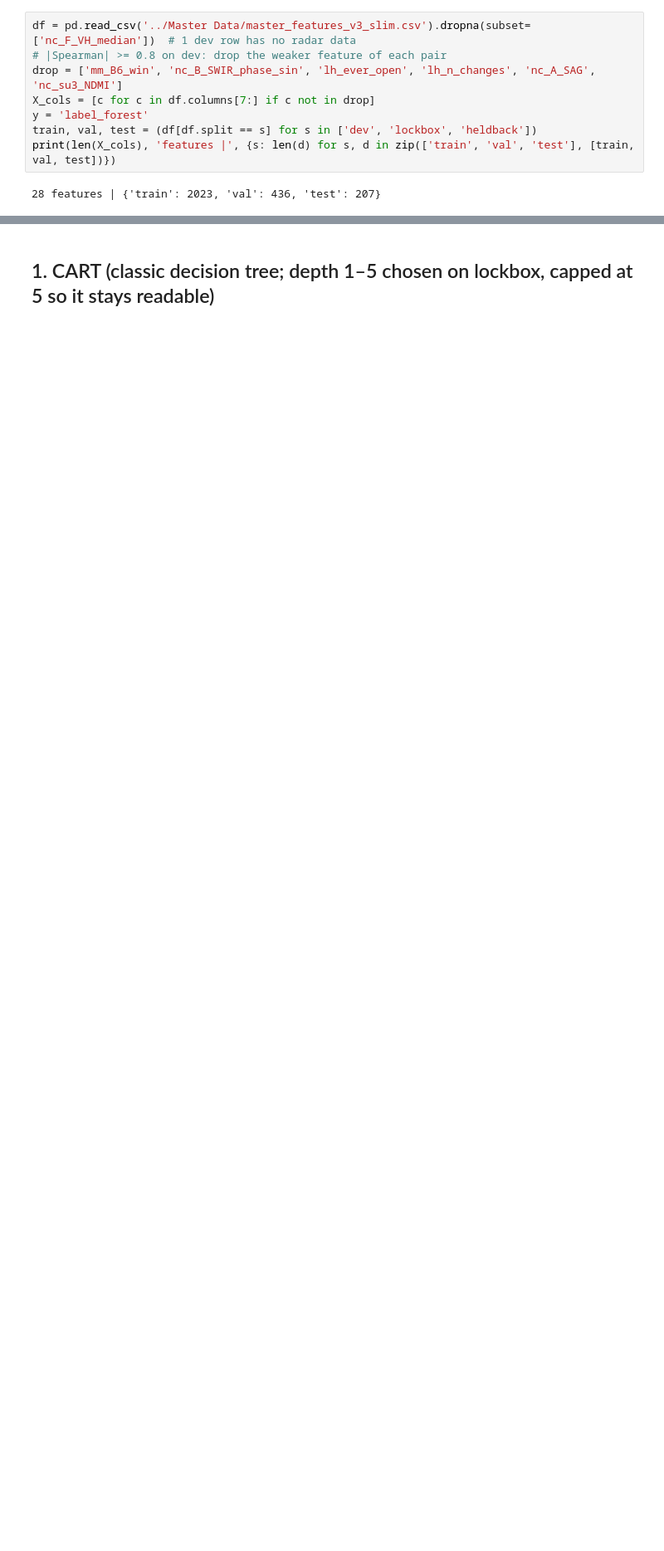
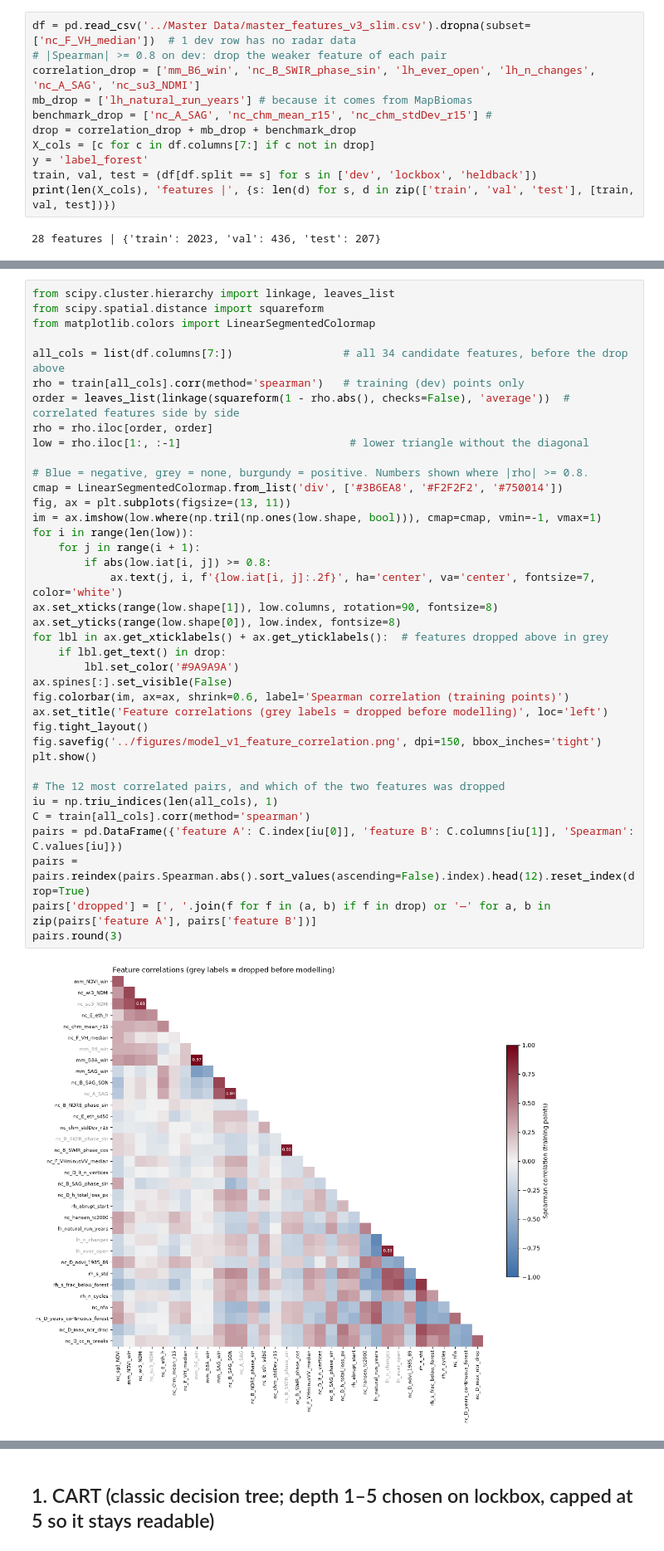
Before and after one commit to clement-docteur/mit_cropin_alab, a Jupyter notebook: models/interpretable_model_V1.ipynb, the cells around one changed output, grey strips where cells are left out. Shown at 83% size. Saved outputs shown, nothing was run; the diff lists cells and outputs as text; blank space fills up the shorter version.

```diff
--- a/models/interpretable_model_V1.ipynb
+++ b/models/interpretable_model_V1.ipynb
@@ -19,7 +19,10 @@ from sklearn.metrics import roc_auc_score
 # %%
 df = pd.read_csv('../Master Data/master_features_v3_slim.csv').dropna(subset=['nc_F_VH_median'])  # 1 dev row has no radar data
 # |Spearman| >= 0.8 on dev: drop the weaker feature of each pair
-drop = ['mm_B6_win', 'nc_B_SWIR_phase_sin', 'lh_ever_open', 'lh_n_changes', 'nc_A_SAG', 'nc_su3_NDMI']
+correlation_drop = ['mm_B6_win', 'nc_B_SWIR_phase_sin', 'lh_ever_open', 'lh_n_changes', 'nc_A_SAG', 'nc_su3_NDMI']
+mb_drop = ['lh_natural_run_years'] # because it comes from MapBiomas
+benchmark_drop = ['nc_A_SAG', 'nc_chm_mean_r15', 'nc_chm_stdDev_r15'] #
+drop = correlation_drop + mb_drop + benchmark_drop
 X_cols = [c for c in df.columns[7:] if c not in drop]
 y = 'label_forest'
 train, val, test = (df[df.split == s] for s in ['dev', 'lockbox', 'heldback'])
@@ -46,0 +56,40 @@ results = []
+# %%
+from scipy.cluster.hierarchy import linkage, leaves_list
+from scipy.spatial.distance import squareform
+from matplotlib.colors import LinearSegmentedColormap
+
+all_cols = list(df.columns[7:])                 # all 34 candidate features, before the drop above
+rho = train[all_cols].corr(method='spearman')   # training (dev) points only
+order = leaves_list(linkage(squareform(1 - rho.abs(), checks=False), 'average'))  # correlated features side by side
+rho = rho.iloc[order, order]
+low = rho.iloc[1:, :-1]                          # lower triangle without the diagonal
+
+# Blue = negative, grey = none, burgundy = positive. Numbers shown where |rho| >= 0.8.
+cmap = LinearSegmentedColormap.from_list('div', ['#3B6EA8', '#F2F2F2', '#750014'])
+fig, ax = plt.subplots(figsize=(13, 11))
+im = ax.imshow(low.where(np.tril(np.ones(low.shape, bool))), cmap=cmap, vmin=-1, vmax=1)
+for i in range(len(low)):
+    for j in range(i + 1):
+        if abs(low.iat[i, j]) >= 0.8:
+            ax.text(j, i, f'{low.iat[i, j]:.2f}', ha='center', va='center', fontsize=7, color='white')
+ax.set_xticks(range(low.shape[1]), low.columns, rotation=90, fontsize=8)
+ax.set_yticks(range(low.shape[0]), low.index, fontsize=8)
+for lbl in ax.get_xticklabels() + ax.get_yticklabels():  # features dropped above in grey
+    if lbl.get_text() in drop:
+        lbl.set_color('#9A9A9A')
+ax.spines[:].set_visible(False)
+fig.colorbar(im, ax=ax, shrink=0.6, label='Spearman correlation (training points)')
+ax.set_title('Feature correlations (grey labels = dropped before modelling)', loc='left')
+fig.tight_layout()
+fig.savefig('../figures/model_v1_feature_correlation.png', dpi=150, bbox_inches='tight')
+plt.show()
+
+# The 12 most correlated pairs, and which of the two features was dropped
+iu = np.triu_indices(len(all_cols), 1)
+C = train[all_cols].corr(method='spearman')
+pairs = pd.DataFrame({'feature A': C.index[iu[0]], 'feature B': C.columns[iu[1]], 'Spearman': C.values[iu]})
+pairs = pairs.reindex(pairs.Spearman.abs().sort_values(ascending=False).index).head(12).reset_index(drop=True)
+pairs['dropped'] = [', '.join(f for f in (a, b) if f in drop) or '—' for a, b in zip(pairs['feature A'], pairs['feature B'])]
+pairs.round(3)
+# %% [output]
+[figure, added]
```
Also changed, not shown: parts of 7 cells of this notebook, 1 other file.
